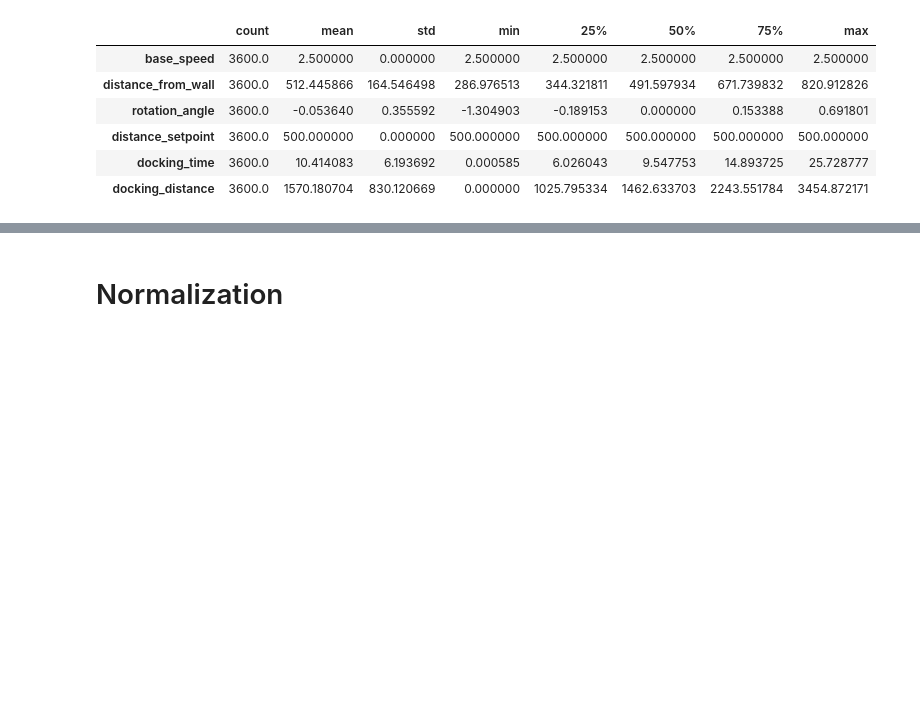
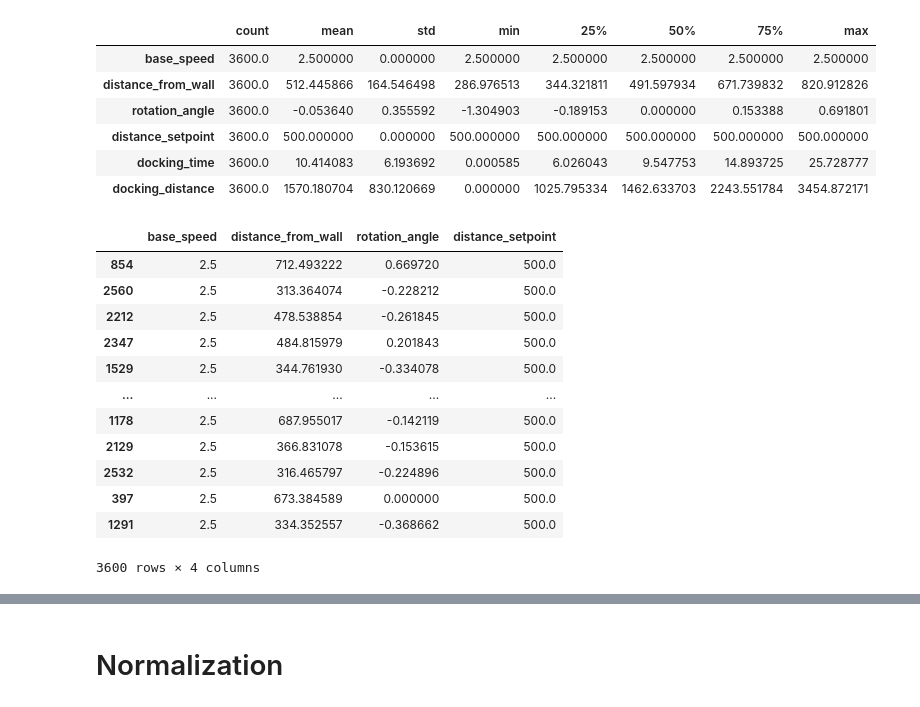
Before and after one commit to szymciem8/AGV-Autonomous-Docking, a Jupyter notebook: docking_prediction/regression.ipynb, the cells around one changed output, grey strips where cells are left out. Saved outputs shown, nothing was run; the diff lists cells and outputs as text; code cells hidden in the pictures; blank space fills up the shorter version.

```diff
--- a/docking_prediction/regression.ipynb
+++ b/docking_prediction/regression.ipynb
@@ -76,3 +78,19 @@ t=train_features.pop('docking_time')
 
 test_labels = test_features.pop('docking_distance')
 t=test_features.pop('docking_time')
+# %%
+train_features
+# %% [output]
+|  | base_speed | distance_from_wall | rotation_angle | distance_setpoint |
+| 854 | 2.5 | 712.493222 | 0.669720 | 500.0 |
+| 2560 | 2.5 | 313.364074 | -0.228212 | 500.0 |
+| 2212 | 2.5 | 478.538854 | -0.261845 | 500.0 |
+| 2347 | 2.5 | 484.815979 | 0.201843 | 500.0 |
+| 1529 | 2.5 | 344.761930 | -0.334078 | 500.0 |
+| ... | ... | ... | ... | ... |
+| 1178 | 2.5 | 687.955017 | -0.142119 | 500.0 |
+| 2129 | 2.5 | 366.831078 | -0.153615 | 500.0 |
+| 2532 | 2.5 | 316.465797 | -0.224896 | 500.0 |
+| 397 | 2.5 | 673.384589 | 0.000000 | 500.0 |
+| 1291 | 2.5 | 334.352557 | -0.368662 | 500.0 |
+3600 rows × 4 columns
```
Also changed, not shown: parts of 16 cells of this notebook, 5 other files.
